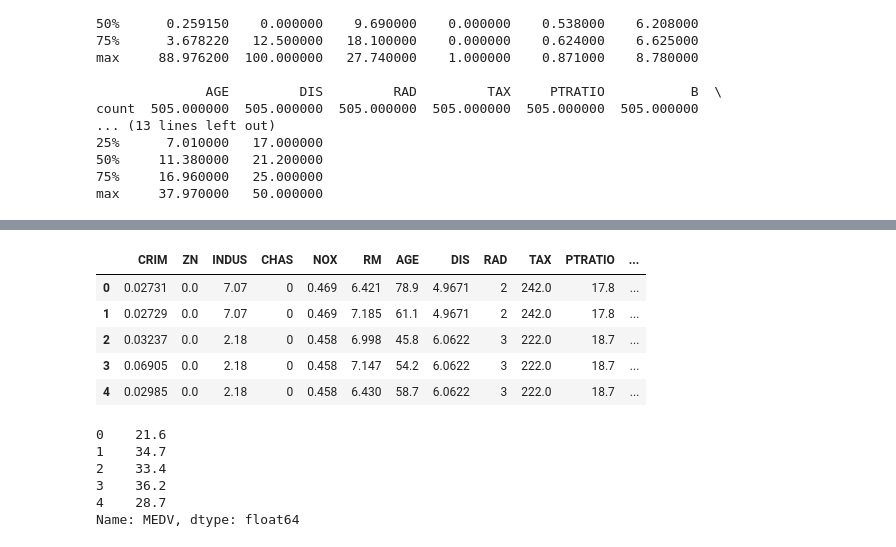
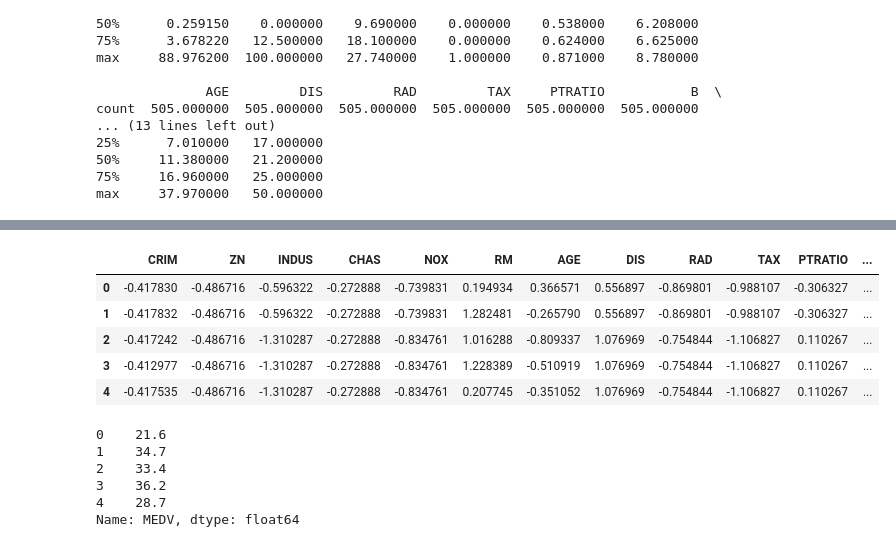
Before and after one commit to Deepanjali-Sharma/Machine_learning_practice, a Jupyter notebook: LinearRegression/LinearRegression.ipynb, the cells around one changed output, grey strips where cells are left out. Cells and saved outputs as stored; diff of their text form; code cells hidden in the pictures.

```diff
--- a/LinearRegression/LinearRegression.ipynb
+++ b/LinearRegression/LinearRegression.ipynb
@@ -162,15 +169,19 @@ KeyboardInterrupt:
 # %%
 X = df.iloc[:, :-1]
 y = df.iloc[:,-1]
+# %%
+mean = np.mean(X, axis=0)
+std = np.std(X, axis=0)
+X_scaled = (X - mean) / std
 # %%
-X.head(5)
+X_scaled.head(5)
 # %% [output]
 |  | CRIM | ZN | INDUS | CHAS | NOX | RM | AGE | DIS | RAD | TAX | PTRATIO | ... |
-| 0 | 0.02731 | 0.0 | 7.07 | 0 | 0.469 | 6.421 | 78.9 | 4.9671 | 2 | 242.0 | 17.8 | ... |
-| 1 | 0.02729 | 0.0 | 7.07 | 0 | 0.469 | 7.185 | 61.1 | 4.9671 | 2 | 242.0 | 17.8 | ... |
-| 2 | 0.03237 | 0.0 | 2.18 | 0 | 0.458 | 6.998 | 45.8 | 6.0622 | 3 | 222.0 | 18.7 | ... |
-| 3 | 0.06905 | 0.0 | 2.18 | 0 | 0.458 | 7.147 | 54.2 | 6.0622 | 3 | 222.0 | 18.7 | ... |
-| 4 | 0.02985 | 0.0 | 2.18 | 0 | 0.458 | 6.430 | 58.7 | 6.0622 | 3 | 222.0 | 18.7 | ... |
+| 0 | -0.417830 | -0.486716 | -0.596322 | -0.272888 | -0.739831 | 0.194934 | 0.366571 | 0.556897 | -0.869801 | -0.988107 | -0.306327 | ... |
+| 1 | -0.417832 | -0.486716 | -0.596322 | -0.272888 | -0.739831 | 1.282481 | -0.265790 | 0.556897 | -0.869801 | -0.988107 | -0.306327 | ... |
+| 2 | -0.417242 | -0.486716 | -1.310287 | -0.272888 | -0.834761 | 1.016288 | -0.809337 | 1.076969 | -0.754844 | -1.106827 | 0.110267 | ... |
+| 3 | -0.412977 | -0.486716 | -1.310287 | -0.272888 | -0.834761 | 1.228389 | -0.510919 | 1.076969 | -0.754844 | -1.106827 | 0.110267 | ... |
+| 4 | -0.417535 | -0.486716 | -1.310287 | -0.272888 | -0.834761 | 0.207745 | -0.351052 | 1.076969 | -0.754844 | -1.106827 | 0.110267 | ... |
 # %%
 y.head(5)
 # %% [output]
```
Also changed, not shown: parts of 29 cells of this notebook.
